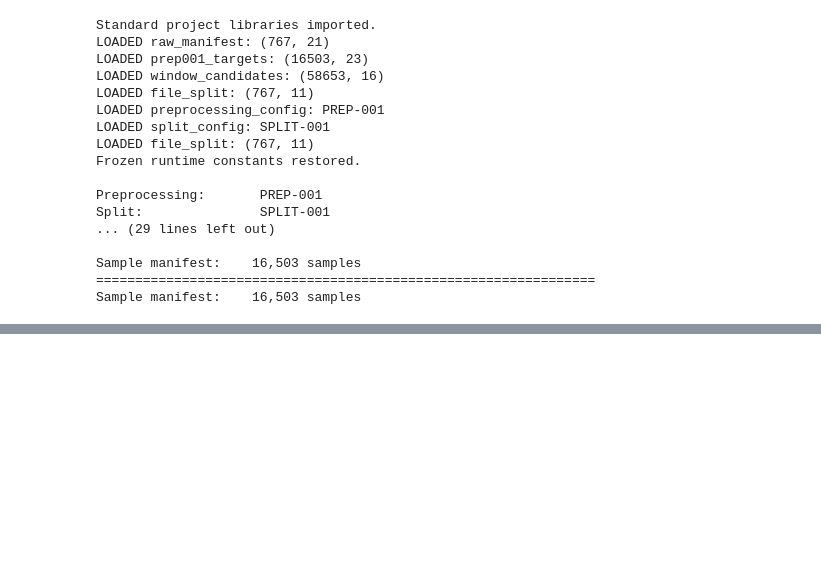
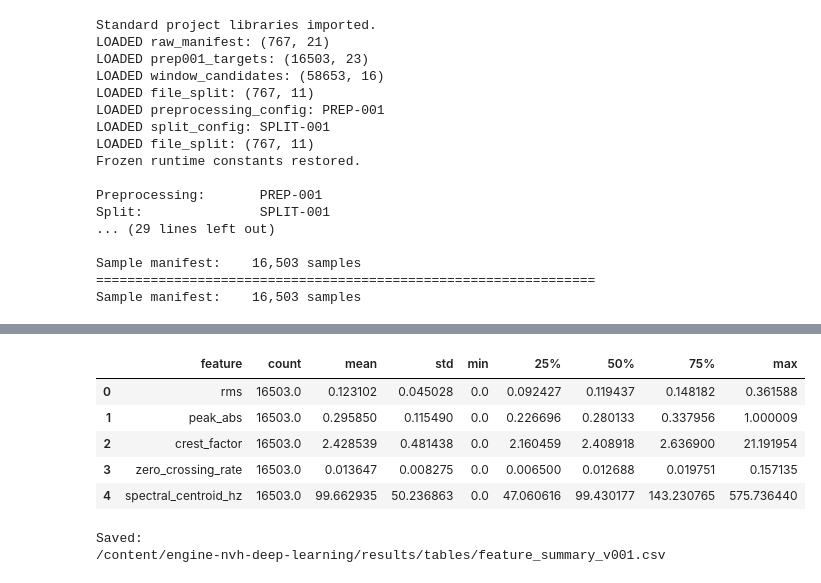
Before and after one commit to vaibhavjiyer87/engine-nvh-deep-learning, a Jupyter notebook: notebooks/06_baseline_feature_generation.ipynb, the cells around one changed output, grey strips where cells are left out. Saved outputs shown, nothing was run; the diff lists cells and outputs as text; code cells hidden in the pictures; blank space fills up the shorter version.

```diff
--- a/notebooks/06_baseline_feature_generation.ipynb
+++ b/notebooks/06_baseline_feature_generation.ipynb
@@ -1252,0 +1946,19 @@ Sample manifest:    16,503 samples
+# %%
+# Recreate audio channel indices:
+AUDIO_LEFT_INDEX = (
+    int(
+        preprocessing_config[
+            "source_data"
+        ]["audio_channels"]["left"]
+    )
+    - 1
+)
+
+AUDIO_RIGHT_INDEX = (
+    int(
+        preprocessing_config[
+            "source_data"
+        ]["audio_channels"]["right"]
+    )
+    - 1
+)
@@ -1252,0 +2508,50 @@ Sample manifest:    16,503 samples
+# %%
+# Step 8 — Create audit tables and figures
+
+# Create summary statistics:
+
+# ============================================================
+# FEATURE SUMMARY TABLE
+# ============================================================
+
+feature_summary = (
+    baseline_features[
+        FEATURE_COLUMNS
+    ]
+    .describe()
+    .T
+    .reset_index()
+    .rename(
+        columns={
+            "index": "feature"
+        }
+    )
+)
+
+FEATURE_SUMMARY_PATH = (
+    TABLE_DIR
+    / "feature_summary_v001.csv"
+)
+
+feature_summary.to_csv(
+    FEATURE_SUMMARY_PATH,
+    index=False,
+)
+
+display(
+    feature_summary.head()
+)
+
+print(
+    f"Saved:\n"
+    f"{FEATURE_SUMMARY_PATH}"
+)
+# %% [output]
+|  | feature | count | mean | std | min | 25% | 50% | 75% | max |
+| 0 | rms | 16503.0 | 0.123102 | 0.045028 | 0.0 | 0.092427 | 0.119437 | 0.148182 | 0.361588 |
+| 1 | peak_abs | 16503.0 | 0.295850 | 0.115490 | 0.0 | 0.226696 | 0.280133 | 0.337956 | 1.000009 |
+| 2 | crest_factor | 16503.0 | 2.428539 | 0.481438 | 0.0 | 2.160459 | 2.408918 | 2.636900 | 21.191954 |
+| 3 | zero_crossing_rate | 16503.0 | 0.013647 | 0.008275 | 0.0 | 0.006500 | 0.012688 | 0.019751 | 0.157135 |
+| 4 | spectral_centroid_hz | 16503.0 | 99.662935 | 50.236863 | 0.0 | 47.060616 | 99.430177 | 143.230765 | 575.736440 |
+Saved:
+/content/engine-nvh-deep-learning/results/tables/feature_summary_v001.csv
```
Also changed, not shown: parts of 26 cells of this notebook.
